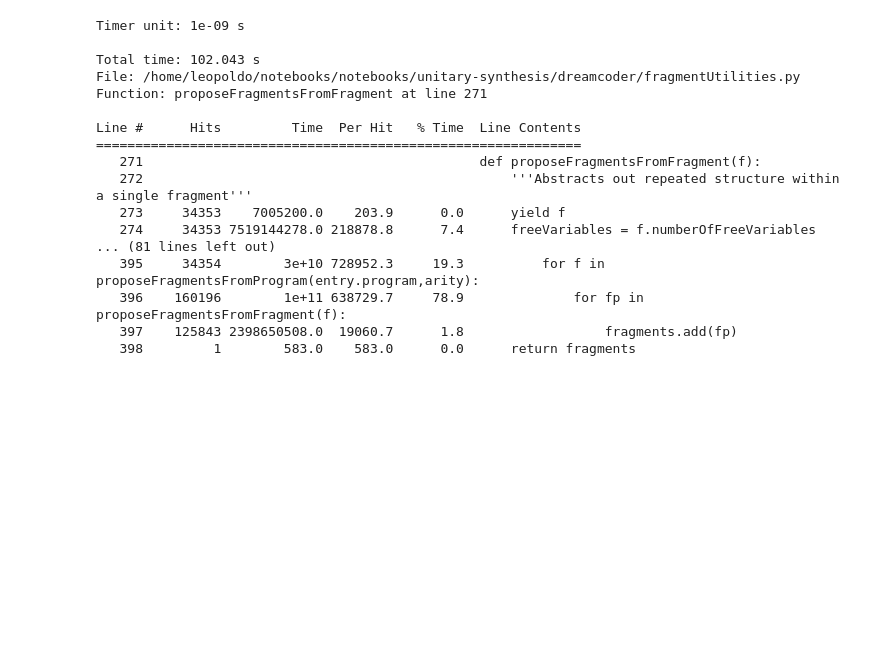
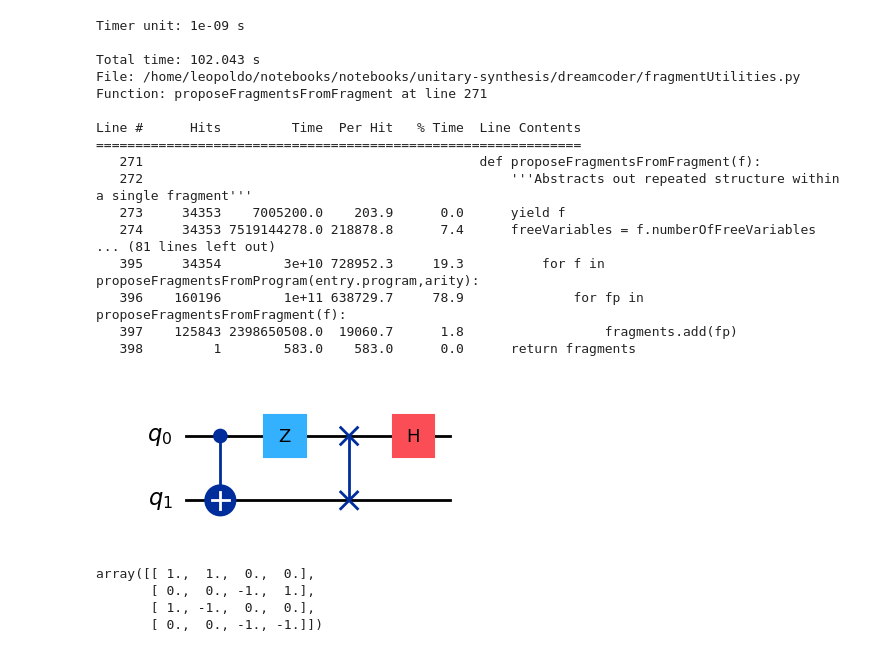
Before and after one commit to lsarra/ground-state-discovery, a Jupyter notebook: test_decomposition.ipynb, the cells around one changed output. Saved outputs shown, nothing was run; the diff lists cells and outputs as text; code cells hidden in the pictures; blank space fills up the shorter version.

```diff
--- a/test_decomposition.ipynb
+++ b/test_decomposition.ipynb
@@ -835,3 +1145,20 @@ Line #      Hits         Time  Per Hit   % Time  Line Contents
    396    160196        1e+11 638729.7     78.9              for fp in proposeFragmentsFromFragment(f):
    397    125843 2398650508.0  19060.7      1.8                  fragments.add(fp)
    398         1        583.0    583.0      0.0      return fragments
+# %%
+# X
+with QiskitTester(2) as QT:
+    QT.circuit.cx(QT.q(1), QT.q(0))
+    QT.circuit.z(QT.q(1))
+    QT.circuit.swap(QT.q(0),QT.q(1))
+    QT.circuit.h(QT.q(1))
+QT.circuit.draw("mpl")
+# %% [output]
+[figure, added]
+# %%
+(np.array(Operator(QT.circuit).data)*np.sqrt(2)).round(2).real.T
+# %% [output]
+array([[ 1.,  1.,  0.,  0.],
+       [ 0.,  0., -1.,  1.],
+       [ 1., -1.,  0.,  0.],
+       [ 0.,  0., -1., -1.]])
```
Also changed, not shown: parts of 25 cells of this notebook, 5 other files.
